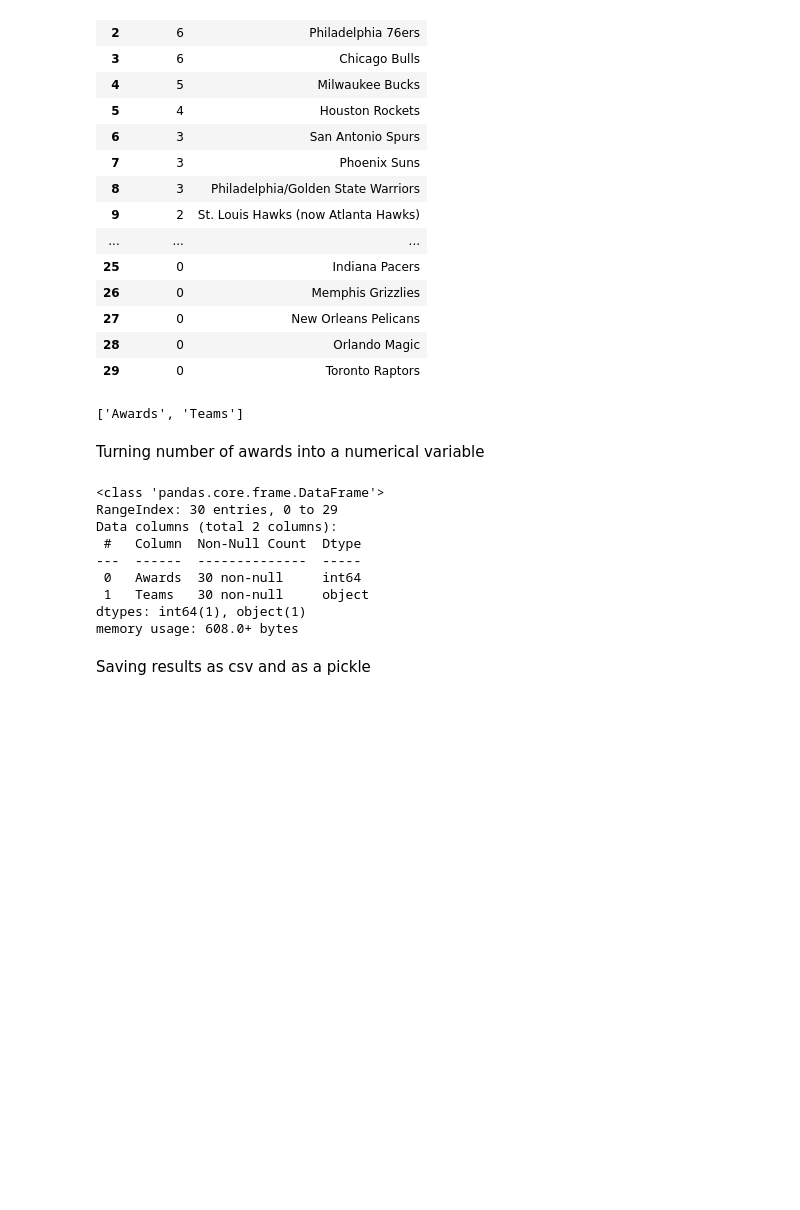
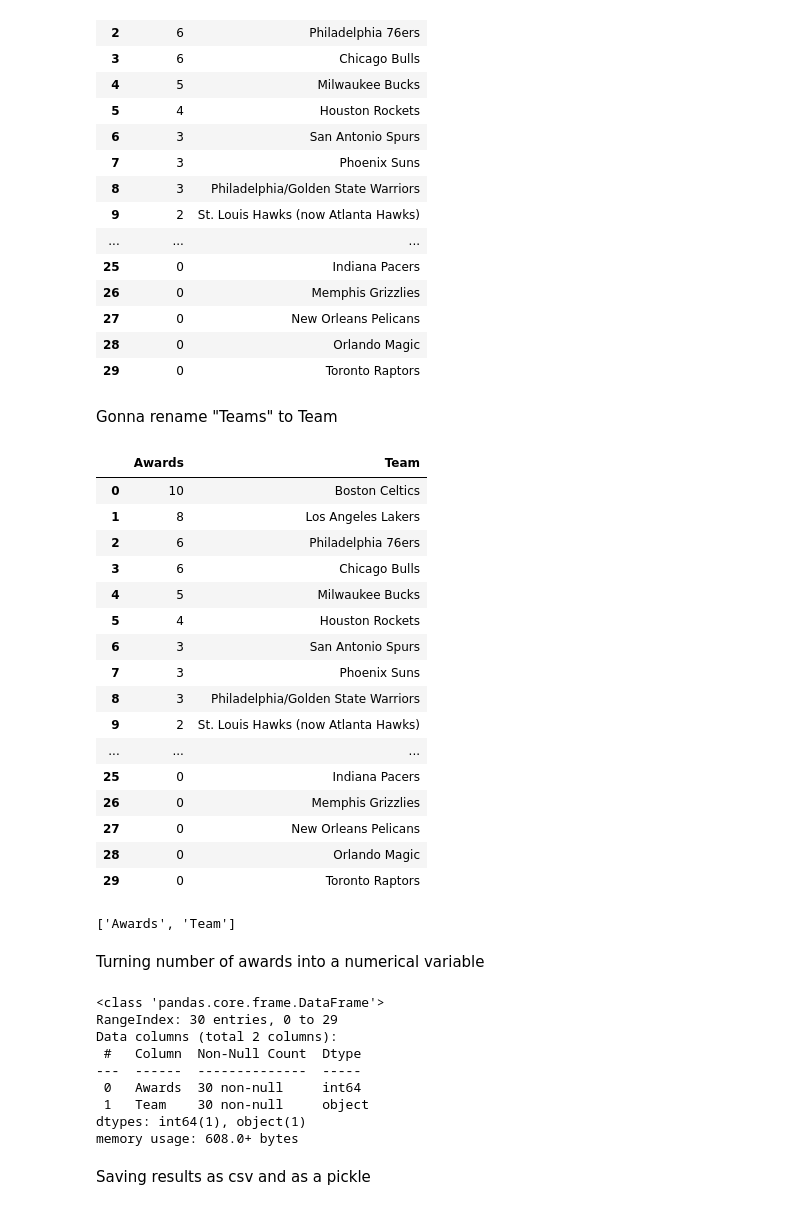
Before and after one commit to Policy-by-the-Numbers/spacejam, a Jupyter notebook: NBA Data Cleaning.ipynb, the cells around one changed output. Saved outputs shown, nothing was run; the diff lists cells and outputs as text; code cells hidden in the pictures; blank space fills up the shorter version.

```diff
--- a/NBA Data Cleaning.ipynb
+++ b/NBA Data Cleaning.ipynb
@@ -665,10 +665,33 @@ DFMvp
 | 27 | 0 | New Orleans Pelicans |
 | 28 | 0 | Orlando Magic |
 | 29 | 0 | Toronto Raptors |
+# %% [markdown]
+Gonna rename "Teams" to Team
+# %%
+DFMvp=DFMvp.rename(columns={'Teams':'Team'})
+DFMvp
+# %% [output]
+|  | Awards | Team |
+| 0 | 10 | Boston Celtics |
+| 1 | 8 | Los Angeles Lakers |
+| 2 | 6 | Philadelphia 76ers |
+| 3 | 6 | Chicago Bulls |
+| 4 | 5 | Milwaukee Bucks |
+| 5 | 4 | Houston Rockets |
+| 6 | 3 | San Antonio Spurs |
+| 7 | 3 | Phoenix Suns |
+| 8 | 3 | Philadelphia/Golden State Warriors |
+| 9 | 2 | St. Louis Hawks (now Atlanta Hawks) |
+| ... | ... | ... |
+| 25 | 0 | Indiana Pacers |
+| 26 | 0 | Memphis Grizzlies |
+| 27 | 0 | New Orleans Pelicans |
+| 28 | 0 | Orlando Magic |
+| 29 | 0 | Toronto Raptors |
 # %%
 DFMvp.columns.to_list()
 # %% [output]
-['Awards', 'Teams']
+['Awards', 'Team']
 # %% [markdown]
 Turning number of awards into a numerical variable
 # %%
@@ -681,7 +704,7 @@ Data columns (total 2 columns):
  #   Column  Non-Null Count  Dtype
 ---  ------  --------------  -----
  0   Awards  30 non-null     int64
- 1   Teams   30 non-null     object
+ 1   Team    30 non-null     object
 dtypes: int64(1), object(1)
 memory usage: 608.0+ bytes
 # %% [markdown]
```
Also changed, not shown: 2 other files.
